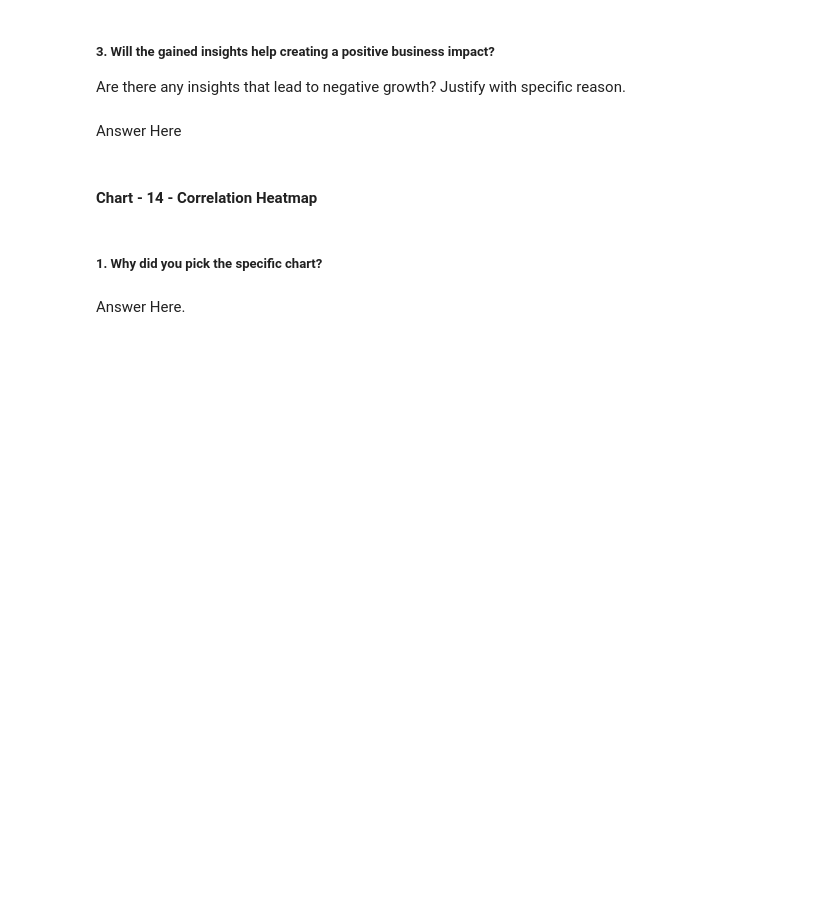
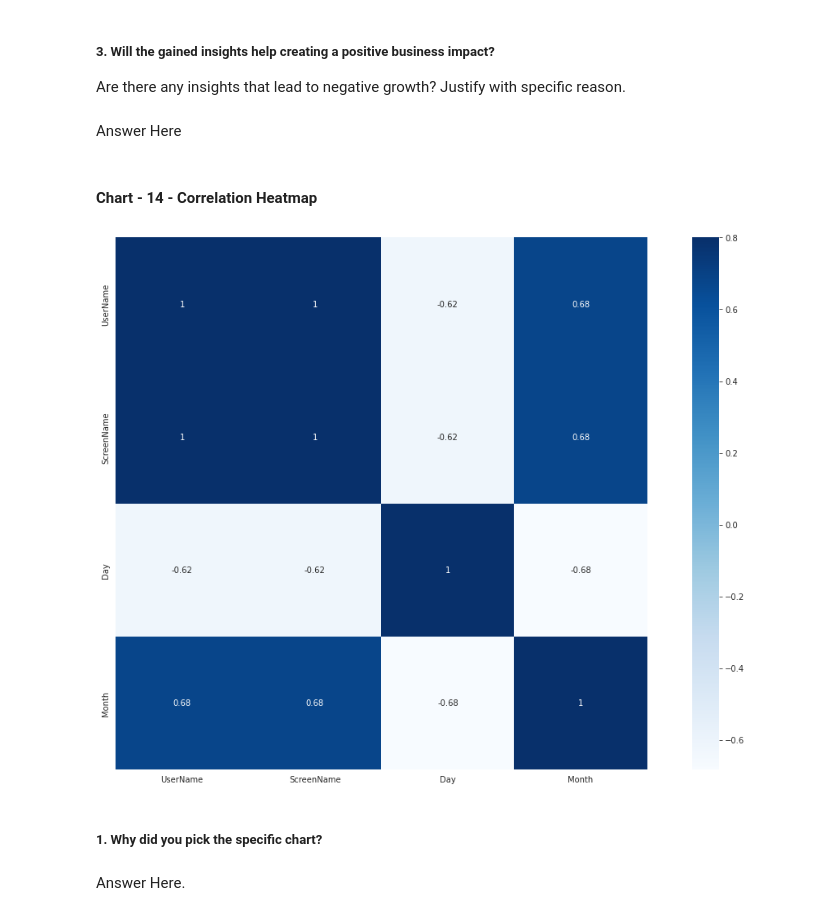
Before and after one commit to Jeetesh-KumarM/CAPSTONE-PROJECT-3-CLASSIFICATION, a Jupyter notebook: Coronavirus_Tweet_Sentiment_Analysis.ipynb, the cells around one changed output. Drawn from its saved outputs; the diff is of its cells as text; code cells hidden in the pictures; blank space fills up the shorter version.

```diff
--- a/Coronavirus_Tweet_Sentiment_Analysis.ipynb
+++ b/Coronavirus_Tweet_Sentiment_Analysis.ipynb
@@ -627,3 +626,11 @@ Answer Here
+# %%
+# Correlation Heatmap visualization code
+#correlation matrix
+corrmat = df1.corr()
+h, ax = plt.subplots(figsize=(20, 12))
+sns.heatmap(corrmat, vmax=.8, square=True , cmap="Blues",annot=True);
+# %% [output]
+[figure, added]
 # %% [markdown]
 ##### 1. Why did you pick the specific chart?
 # %% [markdown]
```
Also changed, not shown: parts of 13 cells of this notebook.
